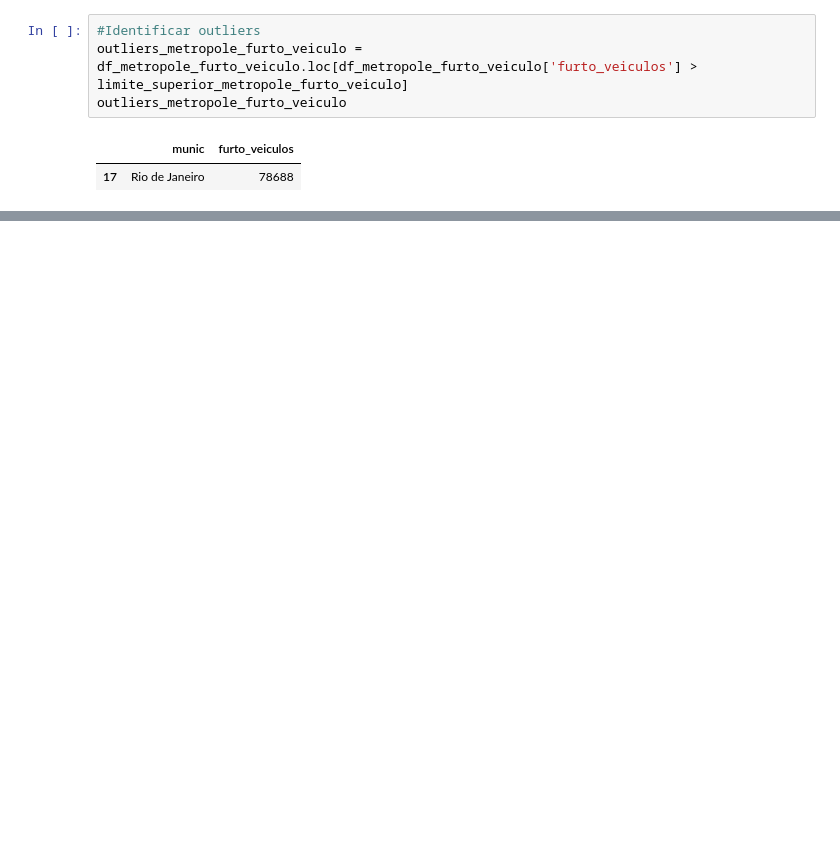
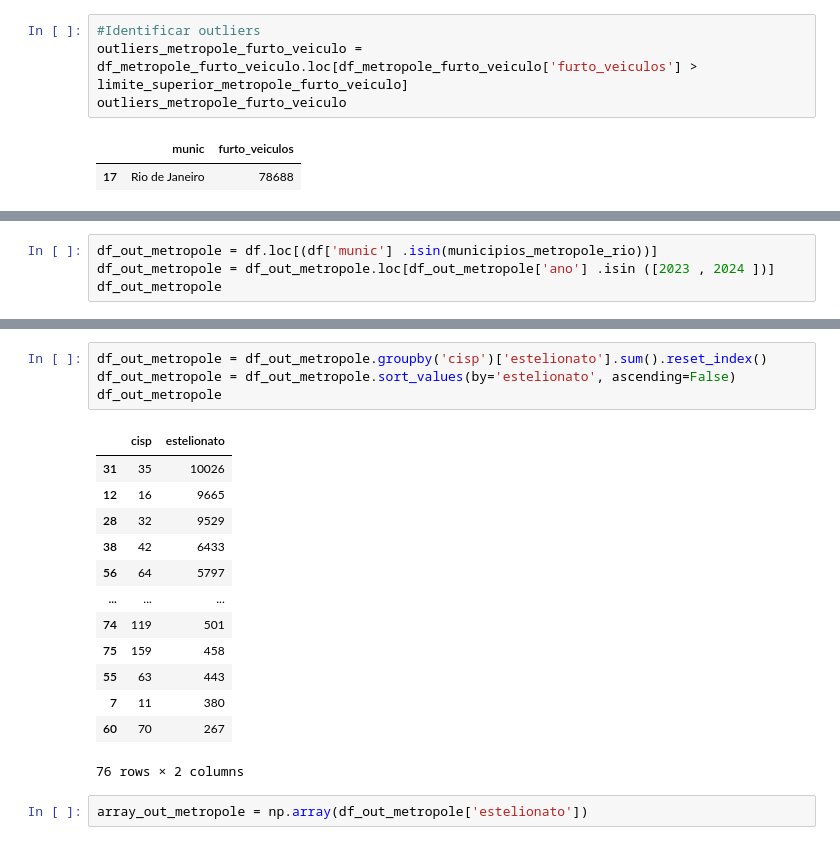
Before and after one commit to Luisfernandesbfr/aula_python_senac, a Jupyter notebook: desafio_aula2811.ipynb, the cells around one changed output, grey strips where cells are left out. Drawn from its saved outputs; the diff is of its cells as text; blank space fills up the shorter version.

```diff
--- a/desafio_aula2811.ipynb
+++ b/desafio_aula2811.ipynb
@@ -495,0 +594,4 @@ outliers_metropole_furto_veiculo
+# %%
+df_out_metropole = df.loc[(df['munic'] .isin(municipios_metropole_rio))]
+df_out_metropole = df_out_metropole.loc[df_out_metropole['ano'] .isin ([2023 , 2024 ])]
+df_out_metropole
@@ -495,0 +612,20 @@ outliers_metropole_furto_veiculo
+# %%
+df_out_metropole = df_out_metropole.groupby('cisp')['estelionato'].sum().reset_index()
+df_out_metropole = df_out_metropole.sort_values(by='estelionato', ascending=False)
+df_out_metropole
+# %% [output]
+|  | cisp | estelionato |
+| 31 | 35 | 10026 |
+| 12 | 16 | 9665 |
+| 28 | 32 | 9529 |
+| 38 | 42 | 6433 |
+| 56 | 64 | 5797 |
+| ... | ... | ... |
+| 74 | 119 | 501 |
+| 75 | 159 | 458 |
+| 55 | 63 | 443 |
+| 7 | 11 | 380 |
+| 60 | 70 | 267 |
+76 rows × 2 columns
+# %%
+array_out_metropole = np.array(df_out_metropole['estelionato'])
```
Also changed, not shown: parts of 20 cells of this notebook.
